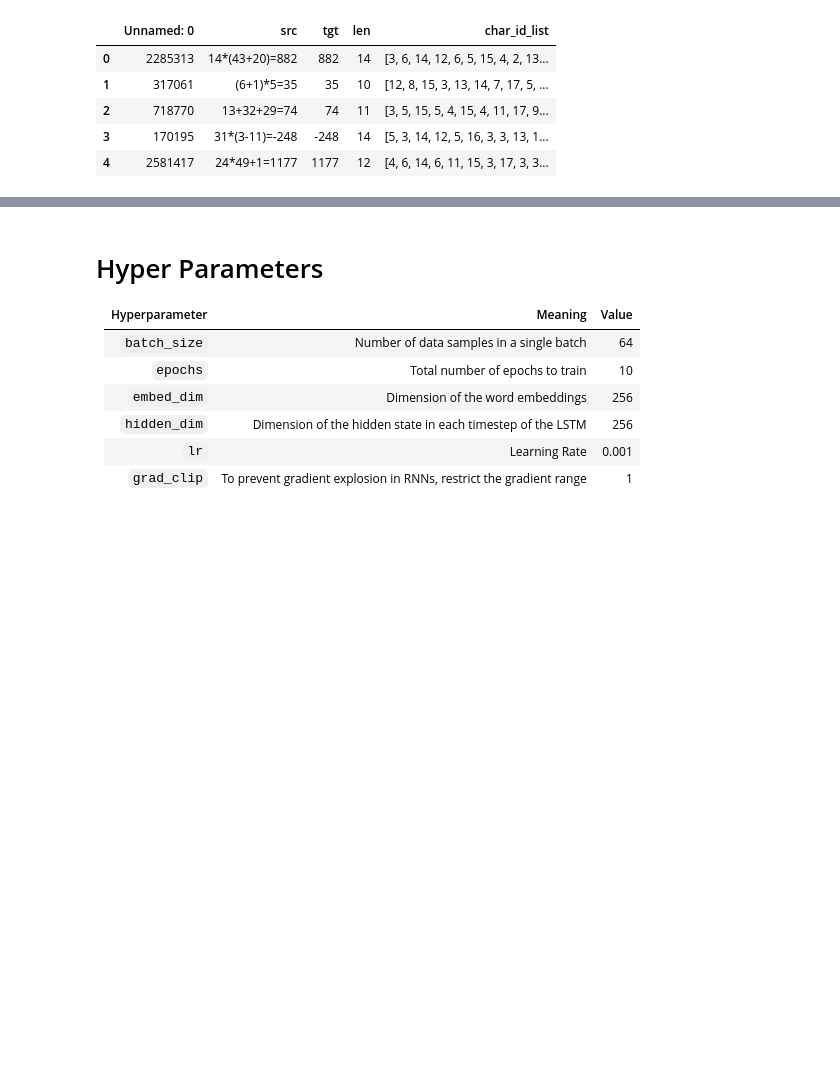
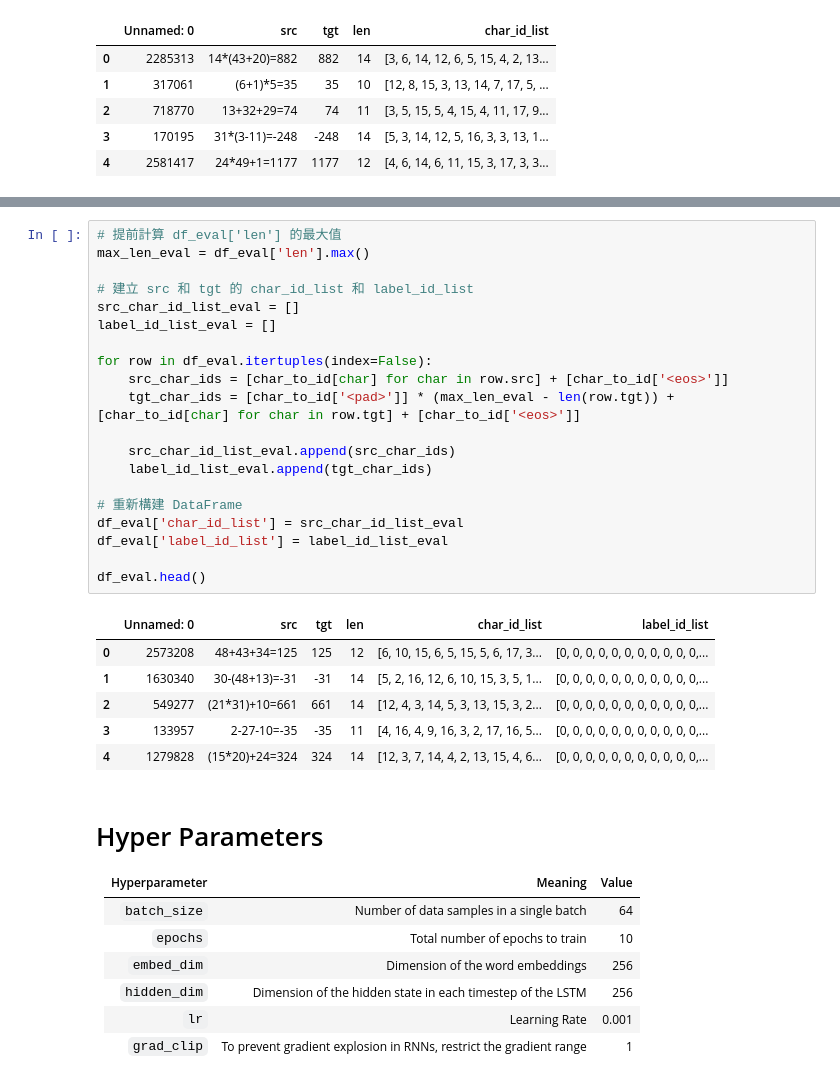
Before and after one commit to Yucheng0208/NTUT-CSIE-Master-Course, a Jupyter notebook: 113-1/NTHU Natural Language Processing/Assignment2/main.ipynb, the cells around one changed output, grey strips where cells are left out. Drawn from its saved outputs; the diff is of its cells as text; blank space fills up the shorter version.

```diff
--- a/113-1/NTHU Natural Language Processing/Assignment2/main.ipynb
+++ b/113-1/NTHU Natural Language Processing/Assignment2/main.ipynb
@@ -139,3 +127,30 @@ df_eval.head()
+# %%
+# 提前計算 df_eval['len'] 的最大值
+max_len_eval = df_eval['len'].max()
+
+# 建立 src 和 tgt 的 char_id_list 和 label_id_list
+src_char_id_list_eval = []
+label_id_list_eval = []
+
+for row in df_eval.itertuples(index=False):
+    src_char_ids = [char_to_id[char] for char in row.src] + [char_to_id['<eos>']]
+    tgt_char_ids = [char_to_id['<pad>']] * (max_len_eval - len(row.tgt)) + [char_to_id[char] for char in row.tgt] + [char_to_id['<eos>']]
+
+    src_char_id_list_eval.append(src_char_ids)
+    label_id_list_eval.append(tgt_char_ids)
+
+# 重新構建 DataFrame
+df_eval['char_id_list'] = src_char_id_list_eval
+df_eval['label_id_list'] = label_id_list_eval
+
+df_eval.head()
+# %% [output]
+|  | Unnamed: 0 | src | tgt | len | char_id_list | label_id_list |
+| 0 | 2573208 | 48+43+34=125 | 125 | 12 | [6, 10, 15, 6, 5, 15, 5, 6, 17, 3... | [0, 0, 0, 0, 0, 0, 0, 0, 0, 0, 0,... |
+| 1 | 1630340 | 30-(48+13)=-31 | -31 | 14 | [5, 2, 16, 12, 6, 10, 15, 3, 5, 1... | [0, 0, 0, 0, 0, 0, 0, 0, 0, 0, 0,... |
+| 2 | 549277 | (21*31)+10=661 | 661 | 14 | [12, 4, 3, 14, 5, 3, 13, 15, 3, 2... | [0, 0, 0, 0, 0, 0, 0, 0, 0, 0, 0,... |
+| 3 | 133957 | 2-27-10=-35 | -35 | 11 | [4, 16, 4, 9, 16, 3, 2, 17, 16, 5... | [0, 0, 0, 0, 0, 0, 0, 0, 0, 0, 0,... |
+| 4 | 1279828 | (15*20)+24=324 | 324 | 14 | [12, 3, 7, 14, 4, 2, 13, 15, 4, 6... | [0, 0, 0, 0, 0, 0, 0, 0, 0, 0, 0,... |
 # %% [markdown]
 # Hyper Parameters
 
```
Also changed, not shown: parts of 9 cells of this notebook.
